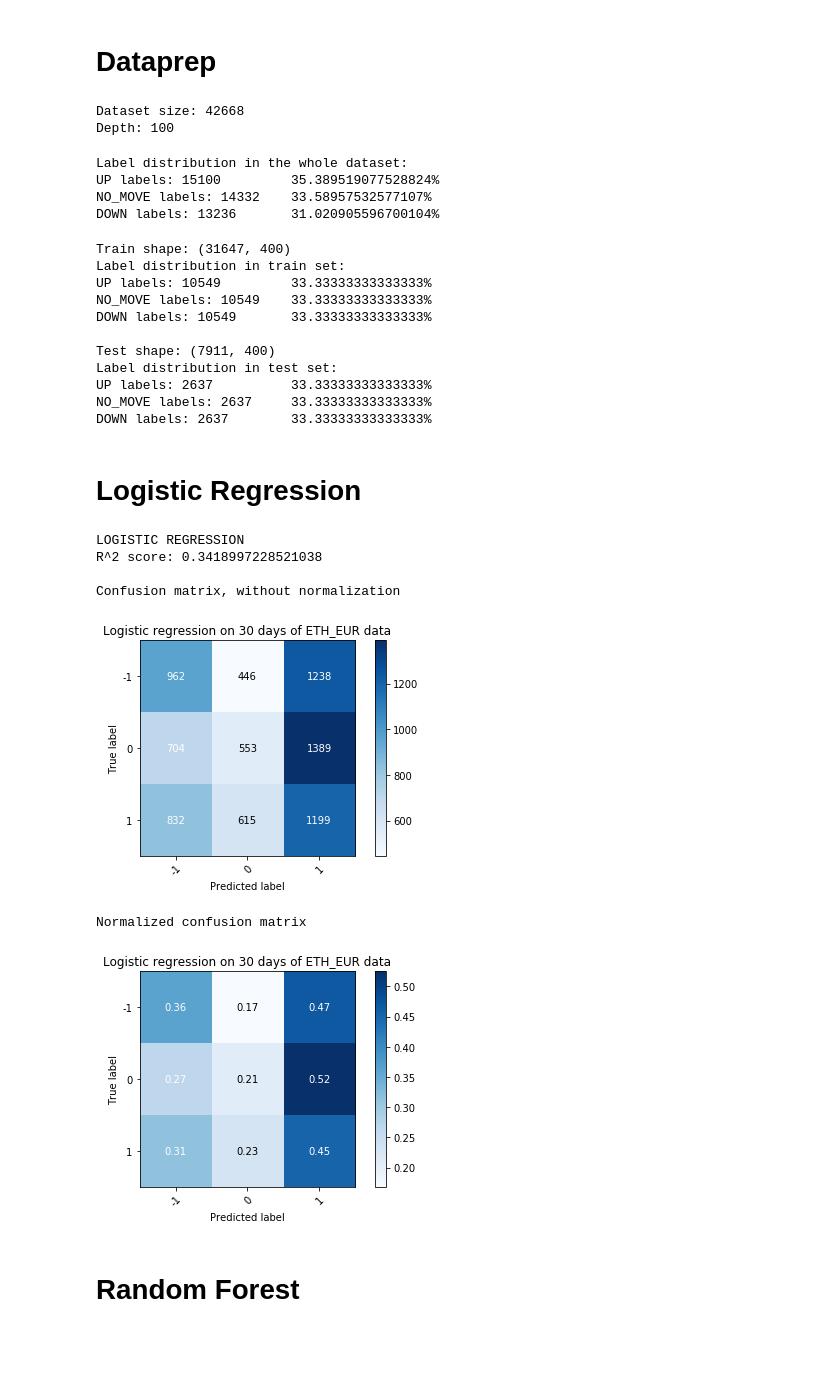
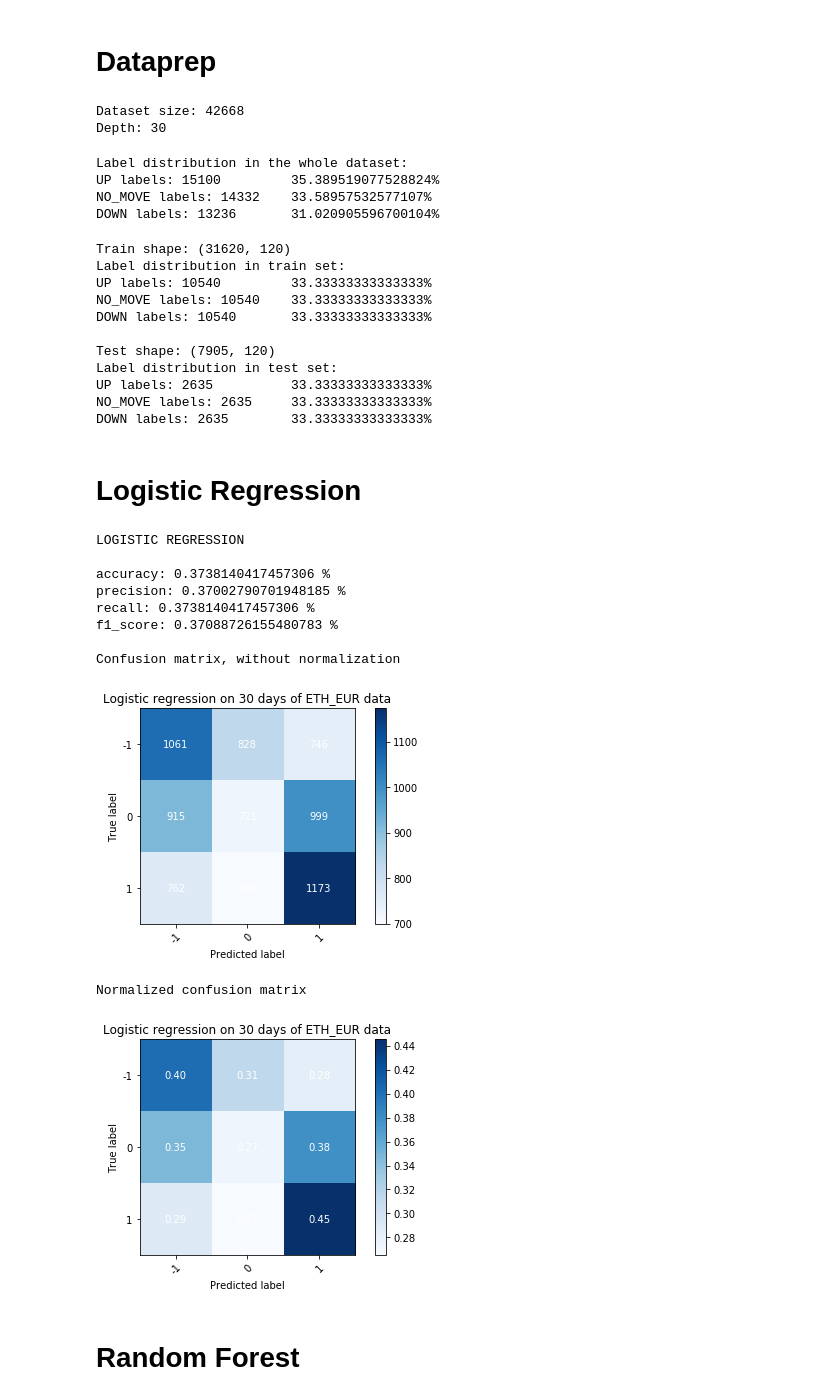
Before and after one commit to tornermarton/SemesterProject, a Jupyter notebook: regression_snapshots.ipynb, the cells around one changed output. Cells and saved outputs as stored; diff of their text form; code cells hidden in the pictures; blank space fills up the shorter version.

```diff
--- a/regression_snapshots.ipynb
+++ b/regression_snapshots.ipynb
@@ -36,16 +37,16 @@ elif n_labels == 3:
 else:
     class_names = []
 # %%
-with gzip.GzipFile("data/kraken/eth_eur_d100_w100_l3.npy.gz", "r") as file:
+with gzip.GzipFile("data/kraken/eth_eur_d30_w100_l3.npy.gz", "r") as file:
     dataset = np.load(file)
 
-lob_depth = int(len(dataset["snapshot"][0])/2)#/(2*3))
+lob_depth = int(len(dataset["snapshot"][0])/2)
 
 print("Dataset size:", len(dataset))
 print("Depth:", lob_depth)
 # %% [output]
 Dataset size: 42668
-Depth: 100
+Depth: 30
 # %%
 print("Label distribution in the whole dataset:")
 count_labels(dataset)
@@ -55,12 +56,12 @@ UP labels: 15100         35.389519077528824%
 NO_MOVE labels: 14332    33.58957532577107%
 DOWN labels: 13236       31.020905596700104%
 # %%
-window_size = 100
+window_size = 3*1440 # 1 day
 
 input_ = dataset["snapshot"].reshape(-1, 3*lob_depth*2)
 
 for i in range(len(input_)-window_size):
-    scaler = StandardScaler().fit(input_[i:i+window_size])
+    scaler = StandardScaler().fit(input_[i:i+window_size+1])
 
     input_[i+window_size] = scaler.transform([input_[i+window_size]])[0]
 
@@ -82,3 +70,14 @@ dataset = dataset[window_size:]
+# %%
+window_size = 300
+
+for i in range(len(dataset["snapshot"])-window_size):
+    price_scaler = StandardScaler().fit(dataset["snapshot"][i:i+window_size+1,:,0])
+    volume_scaler = StandardScaler().fit(dataset["snapshot"][i:i+window_size+1,:,1])
+
+    dataset["snapshot"][i+window_size,:,0] = price_scaler.transform([dataset["snapshot"][i+window_size,:,0]])[0]
+    dataset["snapshot"][i+window_size,:,1] = volume_scaler.transform([dataset["snapshot"][i+window_size,:,1]])[0]
+
+dataset = dataset[window_size:]
 # %%
 # sort labels for the equalization
 ups = dataset[np.where(dataset["label"] == 1)]
@@ -145,17 +144,17 @@ print("Test shape:", X_test.shape)
 print("Label distribution in test set:")
 count_labels(test)
 # %% [output]
-Train shape: (31647, 400)
+Train shape: (31620, 120)
 Label distribution in train set:
-UP labels: 10549         33.33333333333333%
-NO_MOVE labels: 10549    33.33333333333333%
-DOWN labels: 10549       33.33333333333333%
+UP labels: 10540         33.33333333333333%
+NO_MOVE labels: 10540    33.33333333333333%
+DOWN labels: 10540       33.33333333333333%
 
-Test shape: (7911, 400)
+Test shape: (7905, 120)
 Label distribution in test set:
-UP labels: 2637          33.33333333333333%
-NO_MOVE labels: 2637     33.33333333333333%
-DOWN labels: 2637        33.33333333333333%
+UP labels: 2635          33.33333333333333%
+NO_MOVE labels: 2635     33.33333333333333%
+DOWN labels: 2635        33.33333333333333%
 # %% [markdown]
 # Logistic Regression
 # %%
@@ -168,25 +167,34 @@ else:
 # %%
 print("LOGISTIC REGRESSION")
 logreg.fit(X_train,Y_train)
 
-print("R^2 score:", logreg.score(X_test,Y_test), "\n")
+predictions = logreg.predict(X_test)
 
-predictions = logreg.predict(X_test)
+print()
+metrics = evaluate_result(Y_test, predictions)
+for key in metrics:
+    print(key + ":", metrics[key], '%')
+print()
+
 title = 'Logistic regression on 30 days of ETH_EUR data'
 
 # Plot non-normalized confusion matrix
 plot_confusion_matrix(Y_test, predictions, classes=class_names, title=title)
 
 # Plot normalized confusion matrix
 plot_confusion_matrix(Y_test, predictions, classes=class_names, normalize=True, title=title)
 # %% [output]
 LOGISTIC REGRESSION
-R^2 score: 0.3418997228521038
+
+accuracy: 0.3738140417457306 %
+precision: 0.37002790701948185 %
+recall: 0.3738140417457306 %
+f1_score: 0.37088726155480783 %
 
 Confusion matrix, without normalization
-[figure, old version]
+[figure, new version]
 Normalized confusion matrix
-[figure, old version]
+[figure, new version]
 # %% [markdown]
 # Random Forest
 # %%
```
Also changed, not shown: parts of 5 cells of this notebook, 2 other files.
